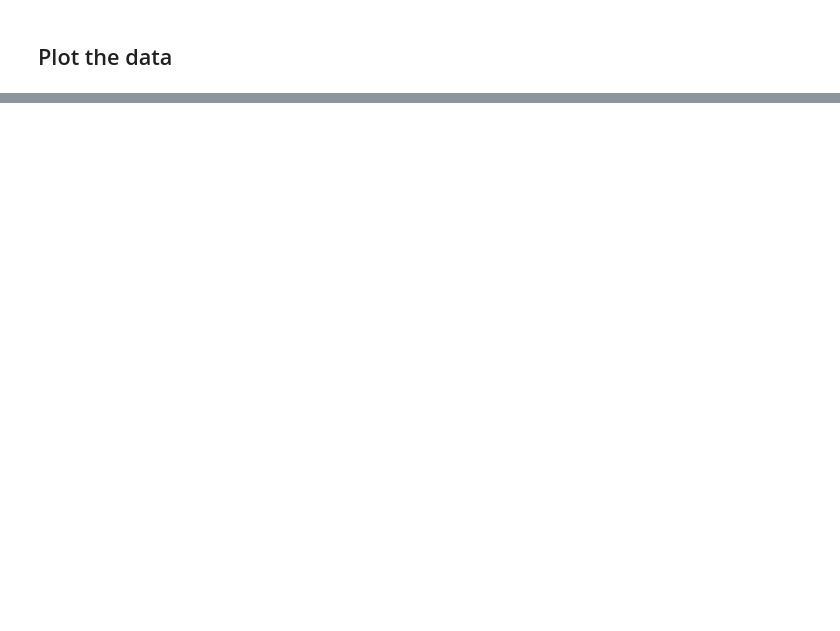
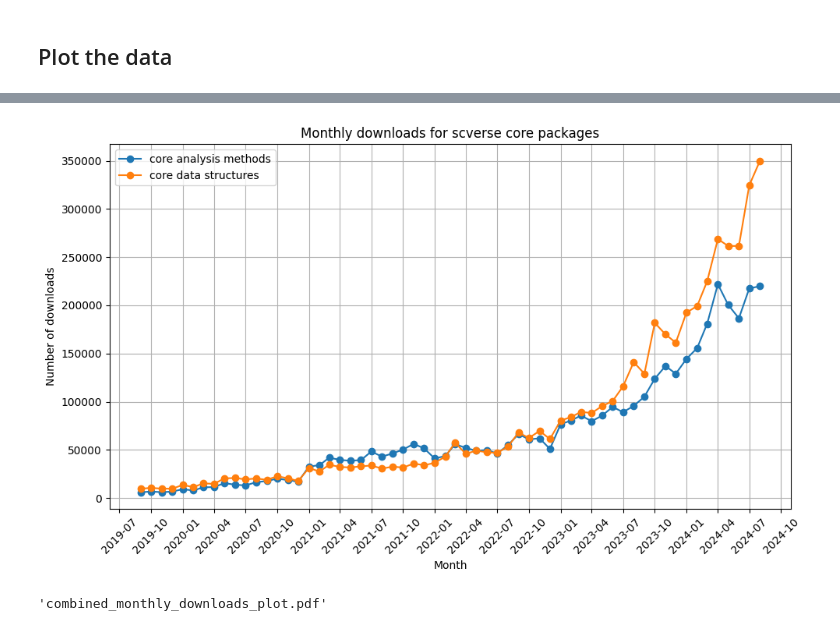
Before and after one commit to PMBio/pypi-download-stats, a Jupyter notebook: pypi downloads.ipynb, the cells around one changed output, grey strips where cells are left out. Saved outputs shown, nothing was run; the diff lists cells and outputs as text; code cells hidden in the pictures; blank space fills up the shorter version.

```diff
--- a/pypi downloads.ipynb
+++ b/pypi downloads.ipynb
@@ -218,4 +238 @@ pdf_path
 'monthly_downloads_plots.pdf'
-# %%
-data['project'] = data['project'].apply(lambda x: 'MOFA' if x in ['MOFA', 'mofapy', 'mofapy2', 'MOFA2'] else 'mudata' if x in ['MuData', 'mudata'] else x)
-data = data.groupby(['project', 'month'], as_index=False).sum()
@@ -276 +312,51 @@ pdf_path
 'monthly_downloads_plots.pdf'
+# %%
+import matplotlib.pyplot as plt
+import matplotlib.dates as mdates
+from matplotlib.backends.backend_pdf import PdfPages
+import pandas as pd
+
+colors = plt.cm.tab10.colors[:2]
+
+# Assuming my_data_2 is your dataset
+my_data_2 = data_ab
+my_data_2['project'] = my_data_2['project_ab']
+
+# Get unique projects
+projects = my_data_2['project'].unique()
+
+# Create a PDF for the plot
+pdf_path = 'combined_monthly_downloads_plot.pdf'
+
+with PdfPages(pdf_path) as pdf:
+    fig, ax = plt.subplots(figsize=(10, 6))
+
+    # Plot each project
+    for i, project in enumerate(projects):
+        project_data = my_data_2[my_data_2['project'] == project]
+        ax.plot(project_data['month'], project_data['num_downloads'], marker='o', label=f'{project}', color=colors[i])
+
+    # Set the title and labels
+    ax.set_title('Monthly downloads for scverse core packages')
+    ax.set_xlabel('Month')
+    ax.set_ylabel('Number of downloads')
+
+    # Format the x-axis dates
+    ax.xaxis.set_major_formatter(mdates.DateFormatter('%Y-%m'))
+    ax.xaxis.set_major_locator(mdates.MonthLocator(interval=3))
+    plt.setp(ax.xaxis.get_majorticklabels(), rotation=45)
+
+    # Add a grid, legend, and tight layout
+    ax.grid(True)
+    ax.legend()
+    plt.tight_layout()
+
+    # Save the plot to the PDF
+    pdf.savefig()
+    plt.show()
+    plt.close()
+
+pdf_path
+# %% [output]
+[figure, added]
+'combined_monthly_downloads_plot.pdf'
```
Also changed, not shown: parts of 16 cells of this notebook, 1 other file.
